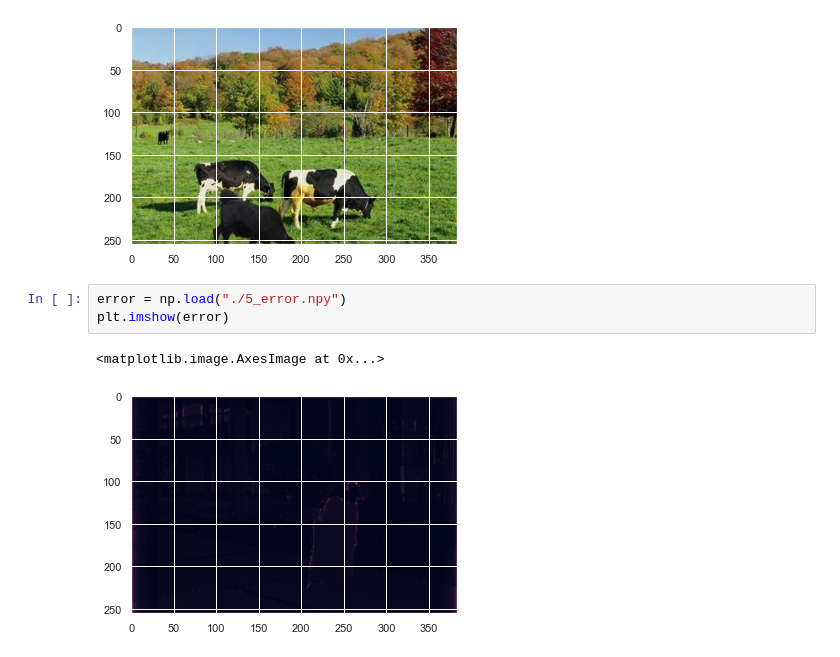
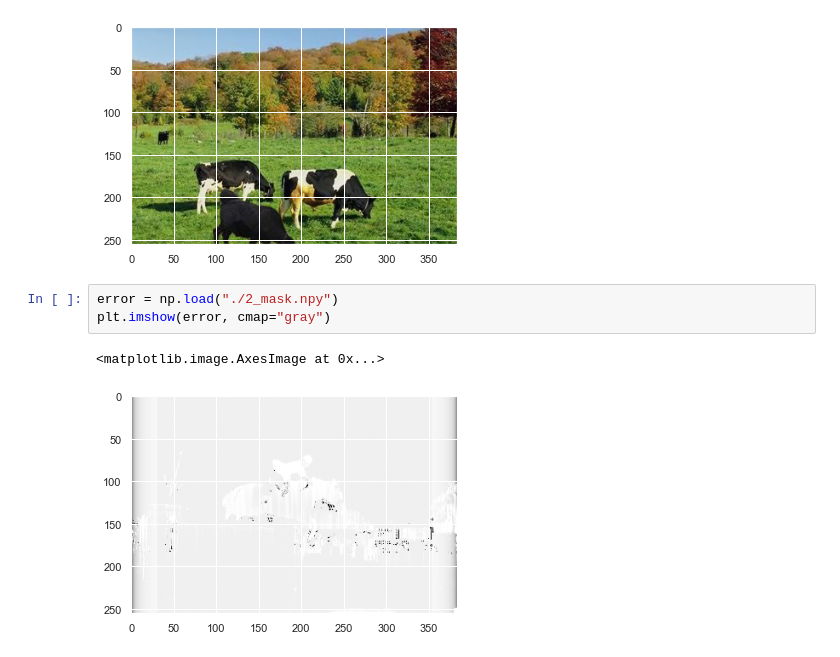
Before and after one commit to geoffroyO/sVae, a Jupyter notebook: src/img_test/test_results.ipynb, the cells around one changed output. Drawn from its saved outputs; the diff is of its cells as text.

```diff
--- a/src/img_test/test_results.ipynb
+++ b/src/img_test/test_results.ipynb
@@ -14,8 +14,8 @@ plt.imshow(img)
 <matplotlib.image.AxesImage at 0x...>
 [figure]
 # %%
-error = np.load("./5_error.npy")
-plt.imshow(error)
+error = np.load("./2_mask.npy")
+plt.imshow(error, cmap="gray")
 # %% [output]
 <matplotlib.image.AxesImage at 0x...>
-[figure, old version]
+[figure, new version]
```
Also changed, not shown: parts of 2 cells of this notebook, 3 other files.
